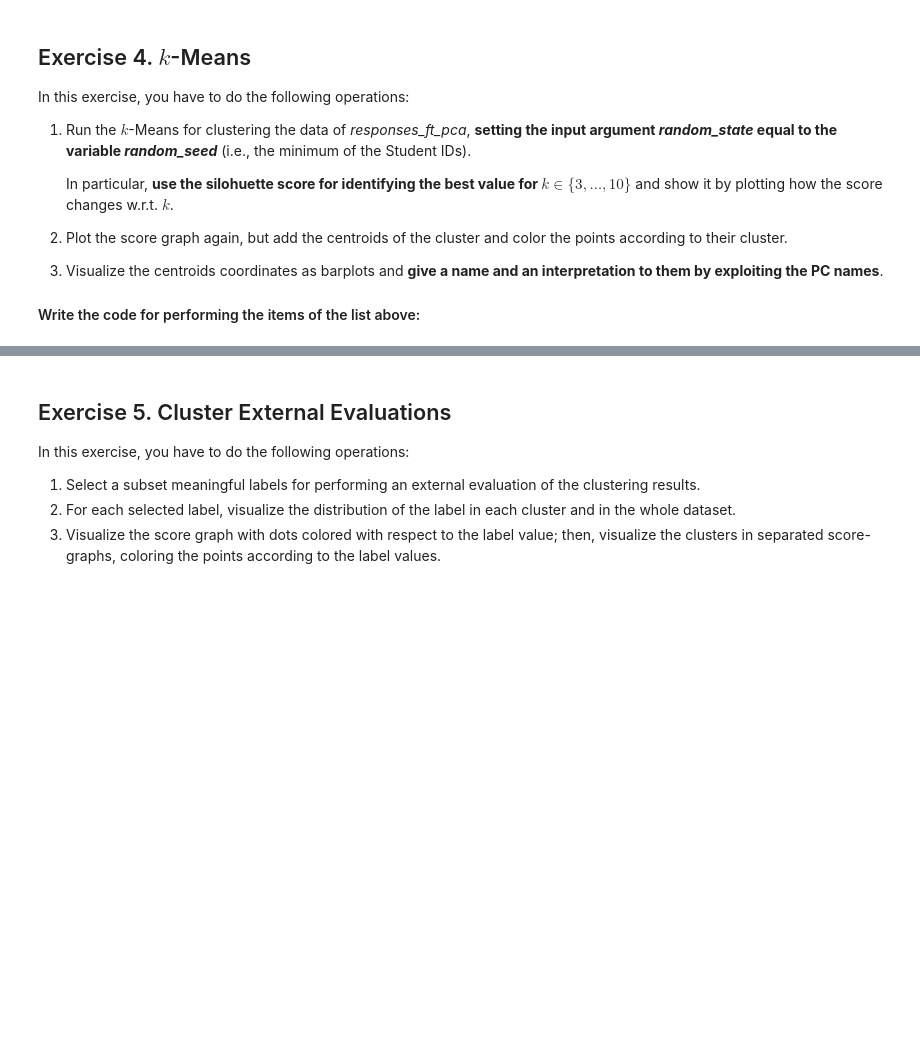
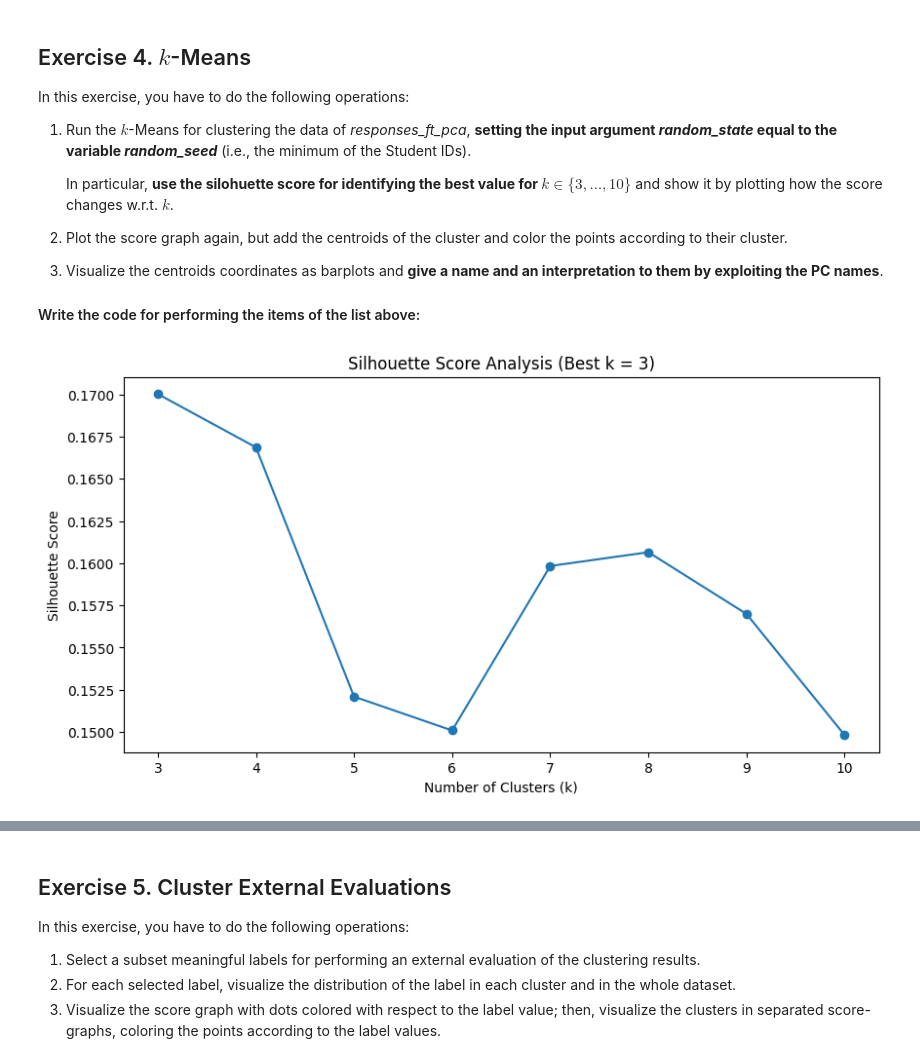
Before and after one commit to mertdenizer/PCA_project, a Jupyter notebook: HWpca_Surname1_Surname2.ipynb, the cells around one changed output, grey strips where cells are left out. Saved outputs shown, nothing was run; the diff lists cells and outputs as text; code cells hidden in the pictures; blank space fills up the shorter version.

```diff
--- a/HWpca_Surname1_Surname2.ipynb
+++ b/HWpca_Surname1_Surname2.ipynb
@@ -501,4 +513,96 @@ In this exercise, you have to do the following operations:
 
 #### Write the code for performing the items of the list above:
 # %%
-# [write the code here]
+random_seed = min(StudentIDs)
+
+# we save silhouette scores for different k values
+silhouette_scores = []
+
+# keep track of best value of k and best score
+best_k = 0
+best_score = -1
+
+for k in range(3, 11):
+    # create KMeans instance
+    kmeans = KMeans(n_clusters = k,
+                    random_state=random_seed,
+                    n_init=10) # standard sweet spot
+
+    # fir and predict cluster labels
+    labels = kmeans.fit_predict(responses_ft_pca)
+
+    #calculate silhouette score and save it in silhouette_scores list
+    score = silhouette_score(responses_ft_pca, labels)
+    silhouette_scores.append(score)
+
+    # update best_k and best_score if the current score is better
+    if score > best_score:
+        best_k = k
+        best_score = score
+
+# plot silhouette scores vs k
+plt.figure(figsize=(10, 5))
+
+plt.plot(range(3, 11), silhouette_scores, marker='o')
+plt.title(f'Silhouette Score Analysis (Best k = {best_k})')
+plt.xlabel('Number of Clusters (k)')
+plt.ylabel('Silhouette Score')
+plt.show()
+
+print(f"The optimal number of clusters is: {best_k}")
+
+# now that we have the best k, we fit KMeans again
+kmeans_final = KMeans(n_clusters=best_k, random_state=random_seed, n_init=10)
+kmeans_final.fit(responses_ft_pca)
+cluster_labels = kmeans_final.labels_
+centroids = kmeans_final.cluster_centers_
+
+# 3d visualization
+fig = plt.figure(figsize=(12, 12))
+ax = fig.add_subplot(111, projection='3d')
+
+# ccatter points colored by cluster
+scatter = ax.scatter(responses_ft_pca_df['PC1'],
+                     responses_ft_pca_df['PC2'],
+                     responses_ft_pca_df['PC3'],
+                     c=cluster_labels, cmap='viridis', s=50, alpha=0.6, edgecolors='w')
+
+#plot centroids (Red X)
+ax.scatter(centroids[:, 0], centroids[:, 1], centroids[:, 2],
+           c='red', marker='X', s=300, label='Centroids', edgecolors='black')
+
+#labeling with interpretations from ex3
+ax.set_xlabel('PC1: The Artistic Creative')
+ax.set_ylabel('PC2: The Intellectual')
+ax.set_zlabel('PC3: The Stimulation Seeker')
+ax.set_title(f'3D Clusters (k={best_k}) with Centroids')
+ax.legend()
+ax.view_init(elev=20, azim=120)
+plt.show()
+
+print("If PC1 is high in positive direction, it can be said that this group might be 'Artistic Creatives'.")
+print("If PC2 is high in positive direction, it can be said that this group might be 'Intellectuals'.")
+print("If PC3 is high in positive direction, it can be said that this group might be 'Stimulation Seekers'.")
+print("If a cluster has small bars for everything, it represents 'average', people who do not stand out in any particular way.")
+
+# create names for the m PCs for the x axis
+pc_names = [f"PC{i+1}" for i in range(centroids.shape[1])]
+
+# plot a bar chart for each centroid
+for i in range(best_k):
+    plt.figure(figsize=(8, 4))
+
+    # color bars: red for negative, green for positive
+    colors = ['red' if x < 0 else 'green' for x in centroids[i]]
+
+    plt.bar(pc_names, centroids[i], color=colors, edgecolor='black')
+    plt.axhline(0, color='black', linewidth=0.8)
+    plt.title(f'Cluster {i} Centroid Profile')
+    plt.ylabel('Coordinate Value')
+    plt.grid(axis='y', linestyle='--', alpha=0.5)
+    plt.show()
+
+    print(f"Interpretation for Cluster {i}")
+    print("\n")
+# %% [output]
+[figure, added]
```
Also changed, not shown: parts of 7 cells of this notebook.
